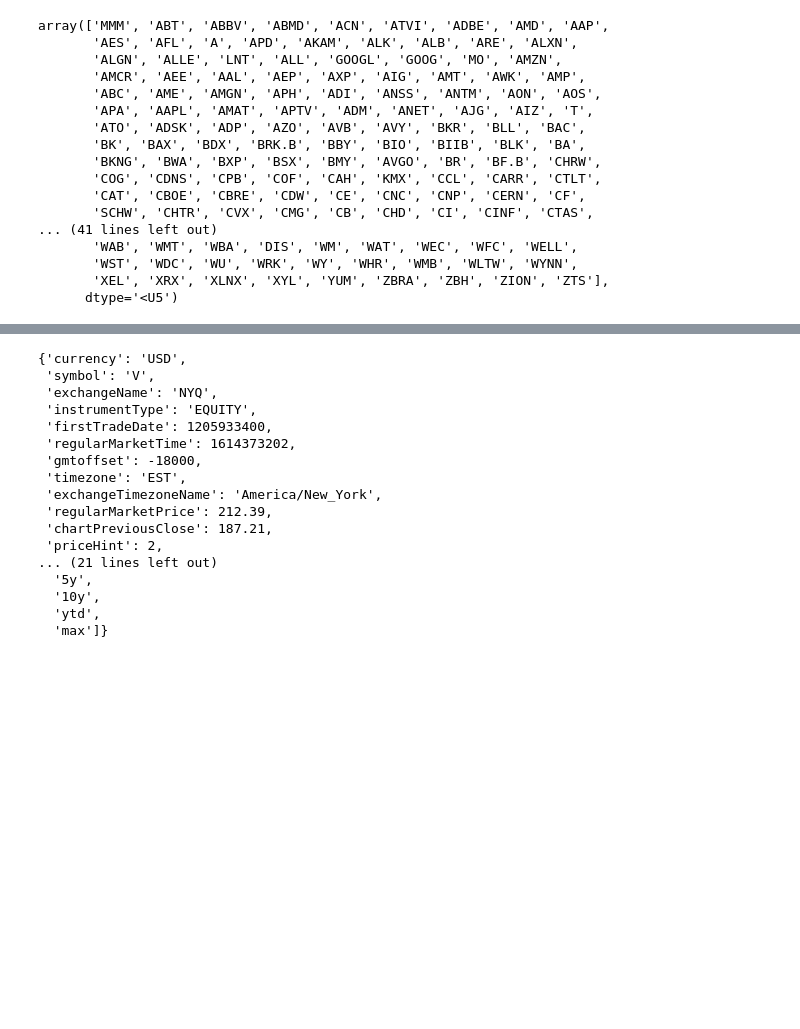
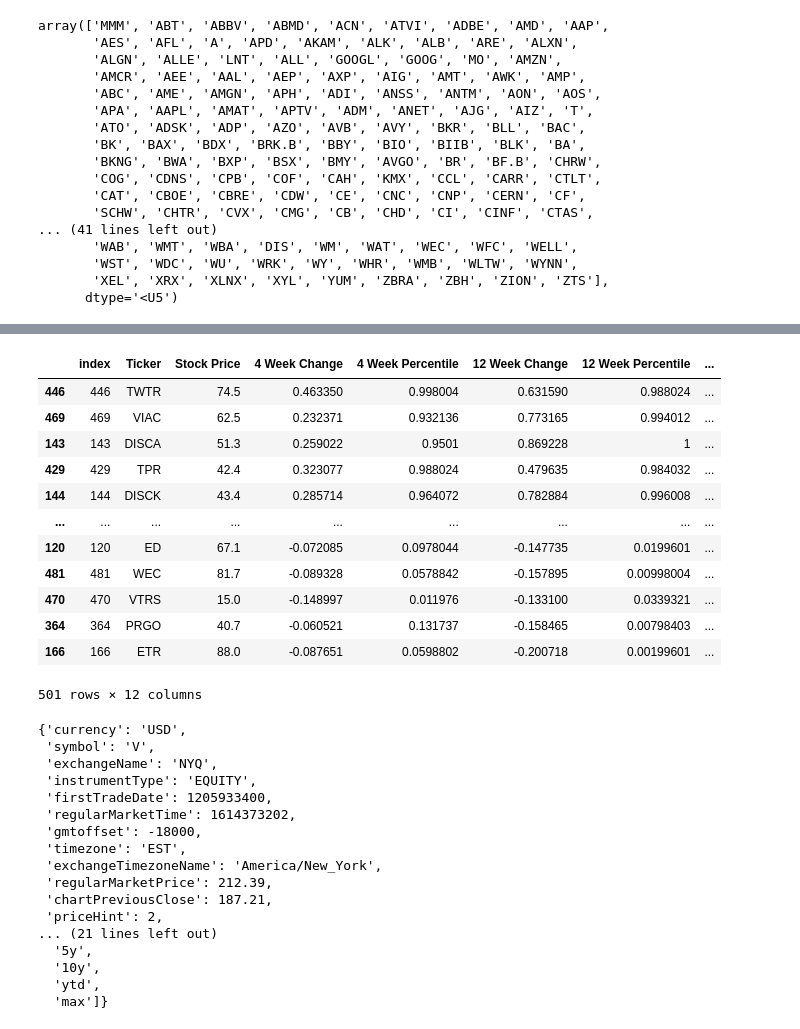
Before and after one commit to ericsturman/jupyter-finance-with-scraping, a Jupyter notebook: stock-momentum.ipynb, the cells around one changed output, grey strips where cells are left out. Saved outputs shown, nothing was run; the diff lists cells and outputs as text; code cells hidden in the pictures; blank space fills up the shorter version.

```diff
--- a/stock-momentum.ipynb
+++ b/stock-momentum.ipynb
@@ -61,24 +87,39 @@ dataframe.to_csv("momentum_almost.csv")
 # %%
 time_periods = [
                 '52 Week',
                 '26 Week',
                 '12 Week',
                 '4 Week'
                 ]
 
 for row in dataframe.index:
     for time_period in time_periods:
         dataframe.loc[row, f'{time_period} Percentile'] = stats.percentileofscore(dataframe[f'{time_period} Change'], dataframe.loc[row, f'{time_period} Change'])/100
 
 from statistics import mean
 
 for row in dataframe.index:
     momentum_percentiles = []
     for time_period in time_periods:
         momentum_percentiles.append(dataframe.loc[row, f'{time_period} Percentile'])
     dataframe.loc[row, 'HQM Score'] = mean(momentum_percentiles)
 sorted_dataframe = dataframe.sort_values(by = 'HQM Score', ascending = False)
 sorted_dataframe.to_csv("momentum_last.csv")
+sorted_dataframe
+# %% [output]
+|  | index | Ticker | Stock Price | 4 Week Change | 4 Week Percentile | 12 Week Change | 12 Week Percentile | ... |
+| 446 | 446 | TWTR | 74.5 | 0.463350 | 0.998004 | 0.631590 | 0.988024 | ... |
+| 469 | 469 | VIAC | 62.5 | 0.232371 | 0.932136 | 0.773165 | 0.994012 | ... |
+| 143 | 143 | DISCA | 51.3 | 0.259022 | 0.9501 | 0.869228 | 1 | ... |
+| 429 | 429 | TPR | 42.4 | 0.323077 | 0.988024 | 0.479635 | 0.984032 | ... |
+| 144 | 144 | DISCK | 43.4 | 0.285714 | 0.964072 | 0.782884 | 0.996008 | ... |
+| ... | ... | ... | ... | ... | ... | ... | ... | ... |
+| 120 | 120 | ED | 67.1 | -0.072085 | 0.0978044 | -0.147735 | 0.0199601 | ... |
+| 481 | 481 | WEC | 81.7 | -0.089328 | 0.0578842 | -0.157895 | 0.00998004 | ... |
+| 470 | 470 | VTRS | 15.0 | -0.148997 | 0.011976 | -0.133100 | 0.0339321 | ... |
+| 364 | 364 | PRGO | 40.7 | -0.060521 | 0.131737 | -0.158465 | 0.00798403 | ... |
+| 166 | 166 | ETR | 88.0 | -0.087651 | 0.0598802 | -0.200718 | 0.00199601 | ... |
+501 rows × 12 columns
 # %%
 metadataAndPrice = metadata_price_action(symbol, timeInterval, timeRange)
 metadata = metadataAndPrice["metadata"]
```
Also changed, not shown: parts of 1 cell of this notebook, 8 other files.
